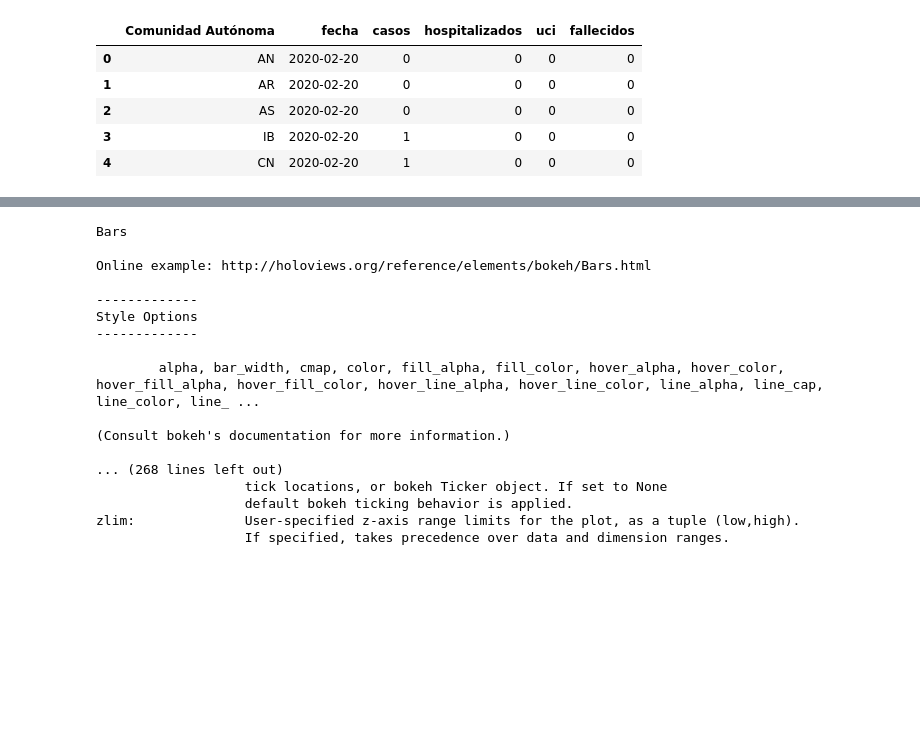
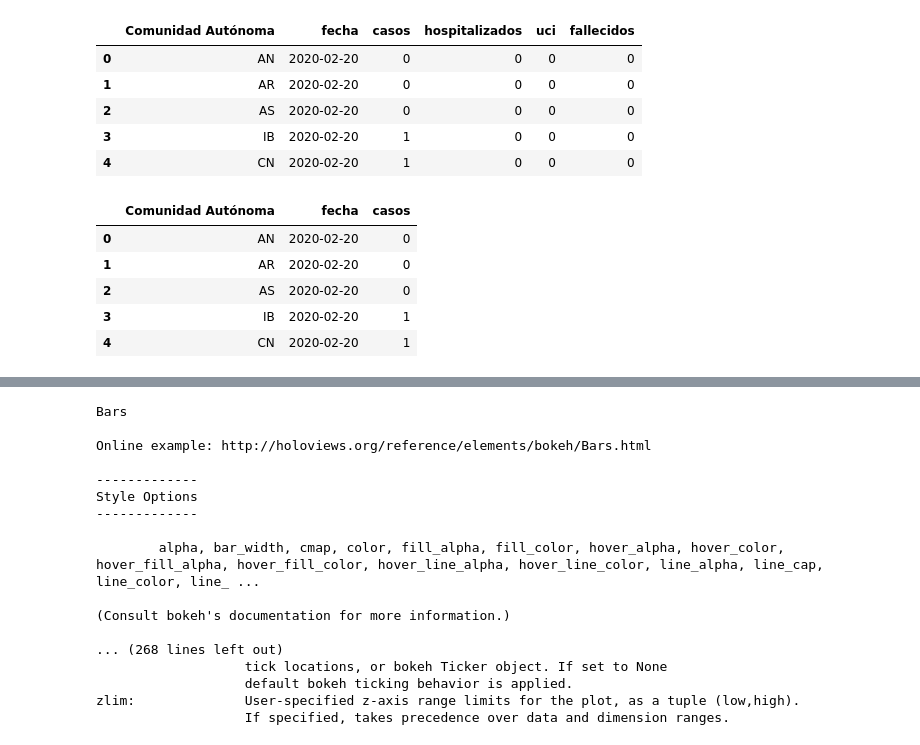
Before and after one commit to AMSUFV/covid_visualization, a Jupyter notebook: notebooks/scratch.ipynb, the cells around one changed output, grey strips where cells are left out. Saved outputs shown, nothing was run; the diff lists cells and outputs as text; code cells hidden in the pictures; blank space fills up the shorter version.

```diff
--- a/notebooks/scratch.ipynb
+++ b/notebooks/scratch.ipynb
@@ -33,3 +33,12 @@ spain.head()
 | 2 | AS | 2020-02-20 | 0 | 0 | 0 | 0 |
 | 3 | IB | 2020-02-20 | 1 | 0 | 0 | 0 |
 | 4 | CN | 2020-02-20 | 1 | 0 | 0 | 0 |
+# %%
+other_spain.head()
+# %% [output]
+|  | Comunidad Autónoma | fecha | casos |
+| 0 | AN | 2020-02-20 | 0 |
+| 1 | AR | 2020-02-20 | 0 |
+| 2 | AS | 2020-02-20 | 0 |
+| 3 | IB | 2020-02-20 | 1 |
+| 4 | CN | 2020-02-20 | 1 |
```
Also changed, not shown: parts of 8 cells of this notebook, 2 other files.
